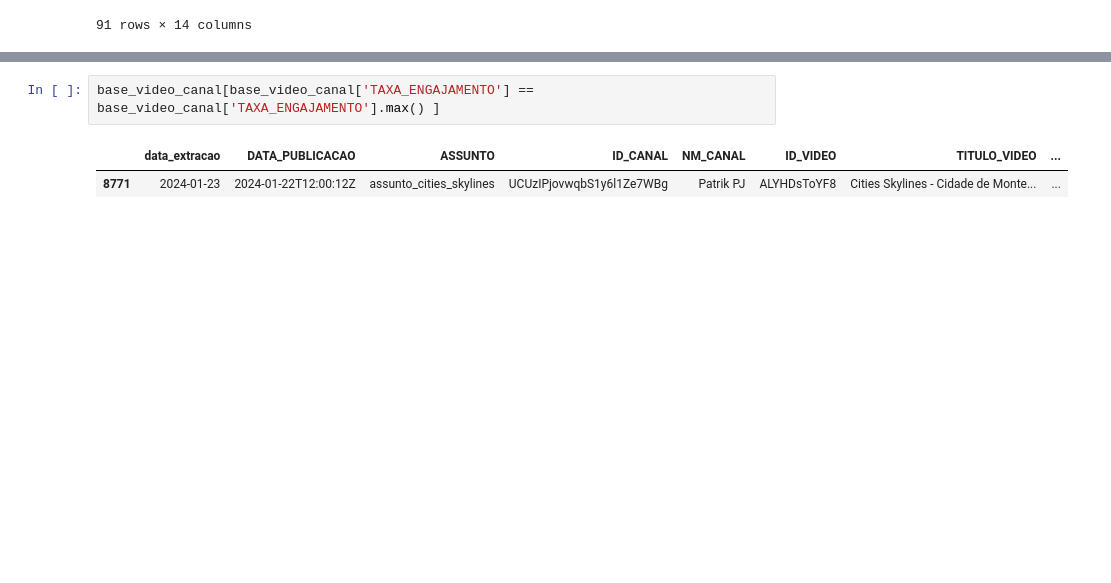
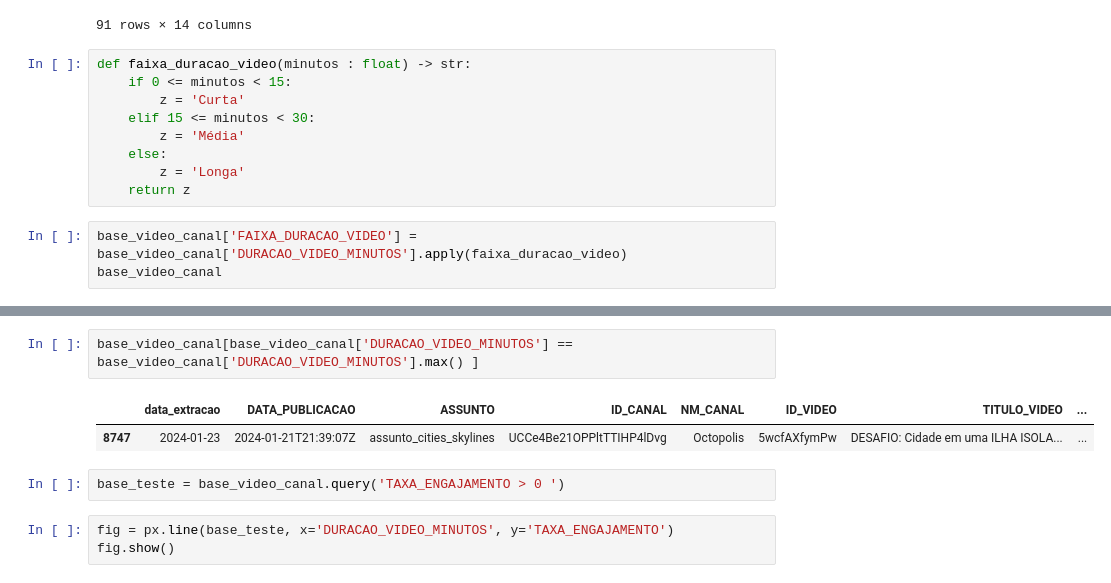
Before and after one commit to rodrigorocha1/analise_dados_youtube, a Jupyter notebook: notebooks_v2/visualizacoes.ipynb, the cells around one changed output, grey strips where cells are left out. Drawn from its saved outputs; the diff is of its cells as text; blank space fills up the shorter version.

Commit message:
faixa duração vídeo

```diff
--- a/notebooks_v2/visualizacoes.ipynb
+++ b/notebooks_v2/visualizacoes.ipynb
@@ -1307,3 +1307,15 @@ base_video_canal
 | 8866 | 2024-01-23 | 2024-01-21T00:45:01Z | assunto_cities_skylines | UCDqzBrUOm7guqqyU8eDackg | BUG CITIES | lTu4TRT-SoQ | CITIES SKYLINES II - UM NOVO COME... | ... |
 | 8867 | 2024-01-23 | 2024-01-23T11:00:08Z | assunto_cities_skylines | UC7v51W2NoLFawizgcNuVBOA | CANAL HAND - GAME WITH MUSIC | pT7M1iH1s4M | CITIES SKYLINES | MAPA PICOS VERD... | ... |
 91 rows × 14 columns
+# %%
+def faixa_duracao_video(minutos : float) -> str:
+    if 0 <= minutos < 15:
+        z = 'Curta'
+    elif 15 <= minutos < 30:
+        z = 'Média'
+    else:
+        z = 'Longa'
+    return z
+# %%
+base_video_canal['FAIXA_DURACAO_VIDEO'] = base_video_canal['DURACAO_VIDEO_MINUTOS'].apply(faixa_duracao_video)
+base_video_canal
@@ -1310,5 +1348,10 @@ base_video_canal
 # %%
-base_video_canal[base_video_canal['TAXA_ENGAJAMENTO'] == base_video_canal['TAXA_ENGAJAMENTO'].max() ]
+base_video_canal[base_video_canal['DURACAO_VIDEO_MINUTOS'] == base_video_canal['DURACAO_VIDEO_MINUTOS'].max() ]
 # %% [output]
 |  | data_extracao | DATA_PUBLICACAO | ASSUNTO | ID_CANAL | NM_CANAL | ID_VIDEO | TITULO_VIDEO | ... |
-| 8771 | 2024-01-23 | 2024-01-22T12:00:12Z | assunto_cities_skylines | UCUzIPjovwqbS1y6l1Ze7WBg | Patrik PJ | ALYHDsToYF8 | Cities Skylines - Cidade de Monte... | ... |
+| 8747 | 2024-01-23 | 2024-01-21T21:39:07Z | assunto_cities_skylines | UCCe4Be21OPPltTTIHP4lDvg | Octopolis | 5wcfAXfymPw | DESAFIO: Cidade em uma ILHA ISOLA... | ... |
+# %%
+base_teste = base_video_canal.query('TAXA_ENGAJAMENTO > 0 ')
+# %%
+fig = px.line(base_teste, x='DURACAO_VIDEO_MINUTOS', y='TAXA_ENGAJAMENTO')
+fig.show()
```
Also changed, not shown: parts of 2 cells of this notebook.
